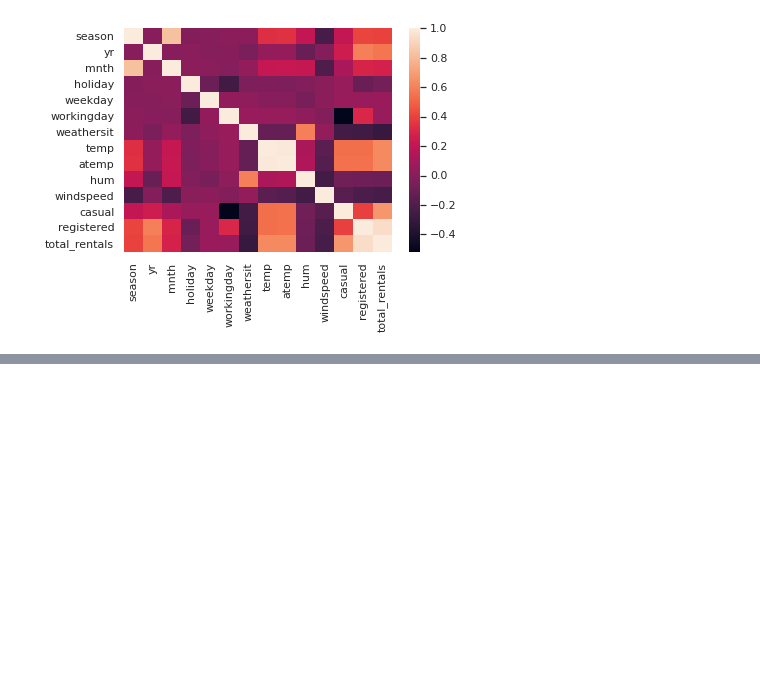
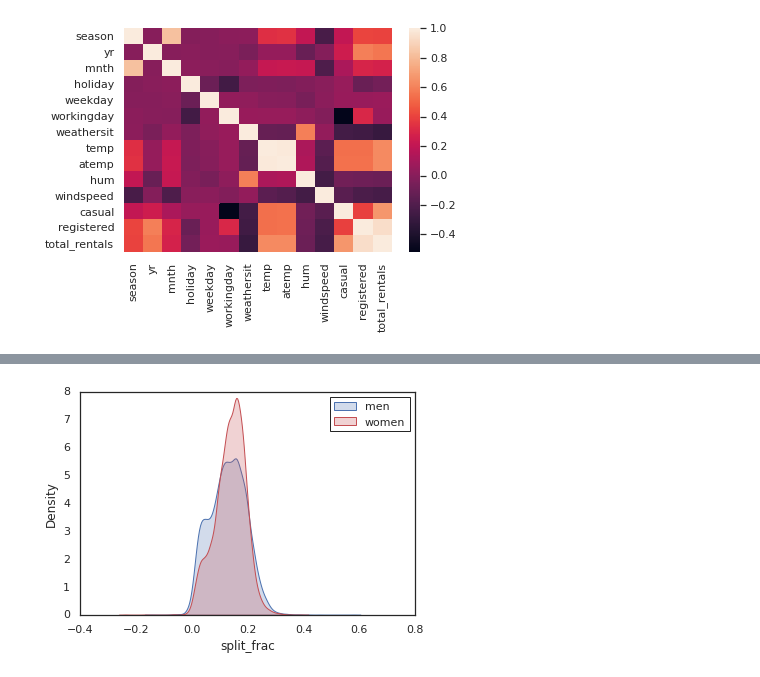
Before and after one commit to tbeucler/2022_Intro_Python, a Jupyter notebook: Week4_2_Seaborn.ipynb, the cells around one changed output, grey strips where cells are left out. Cells and saved outputs as stored; diff of their text form; code cells hidden in the pictures; blank space fills up the shorter version.

```diff
--- a/Week4_2_Seaborn.ipynb
+++ b/Week4_2_Seaborn.ipynb
@@ -274,0 +370,8 @@ sns.heatmap(df.corr())
+# %%
+#@title Answer
+sns.kdeplot(data.split_frac[data.gender=='M'], label='men', shade=True,color='b')
+sns.kdeplot(data.split_frac[data.gender=='W'], label='women', shade=True,color='r')
+plt.legend(loc=1)
+plt.xlabel('split_frac');
+# %% [output]
+[figure, added]
```
Also changed, not shown: parts of 19 cells of this notebook.
